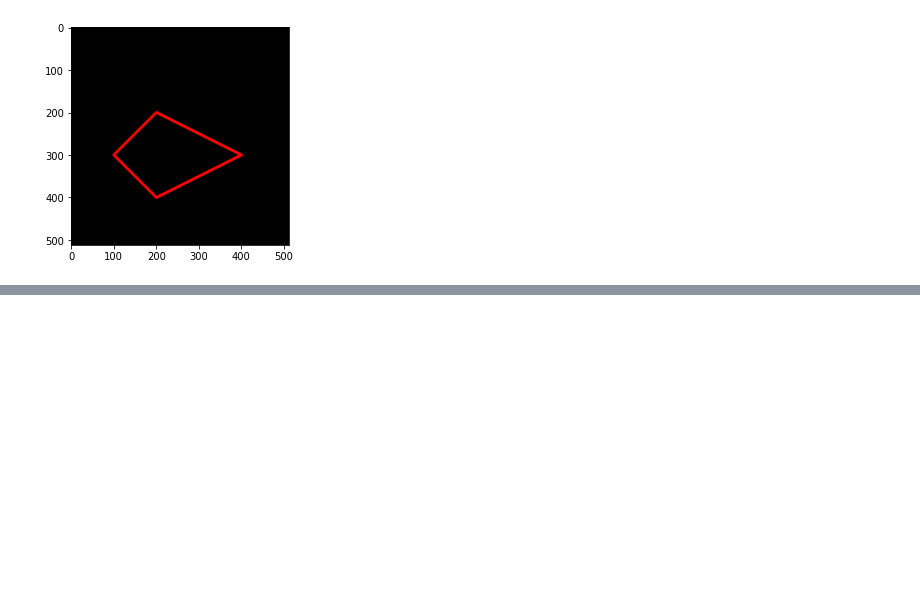
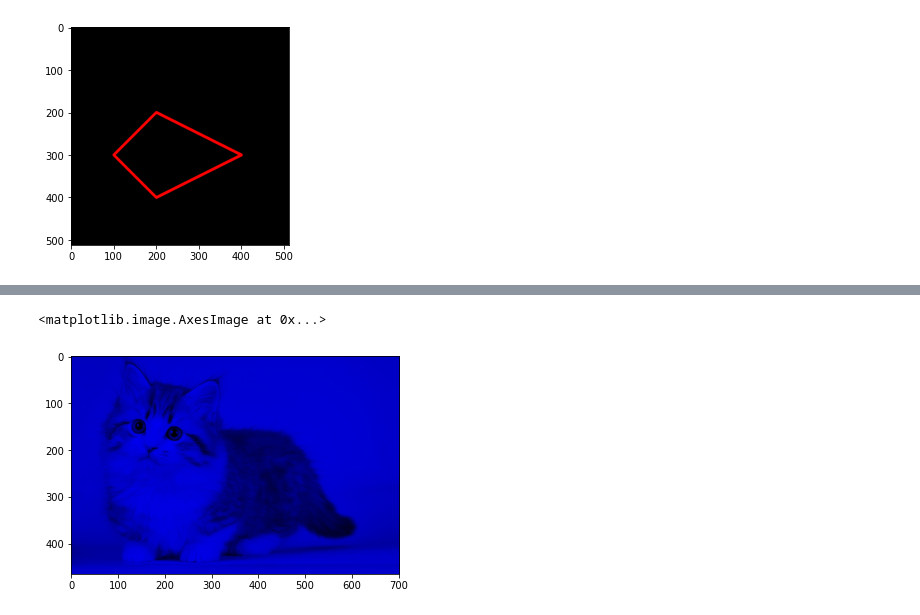
Before and after one commit to nadhifahlutfiyah/PCVK_GENAP_2023, a Jupyter notebook: Week2.ipynb, the cells around one changed output, grey strips where cells are left out. Drawn from its saved outputs; the diff is of its cells as text; code cells hidden in the pictures; blank space fills up the shorter version.

```diff
--- a/Week2.ipynb
+++ b/Week2.ipynb
@@ -132,0 +154,7 @@ plt.imshow(black_img2)
+# %%
+img_gb = img
+img_gb[:,:,0] = 0
+plt.imshow(img_gb)
+# %% [output]
+<matplotlib.image.AxesImage at 0x...>
+[figure, added]
```
Also changed, not shown: parts of 18 cells of this notebook.
